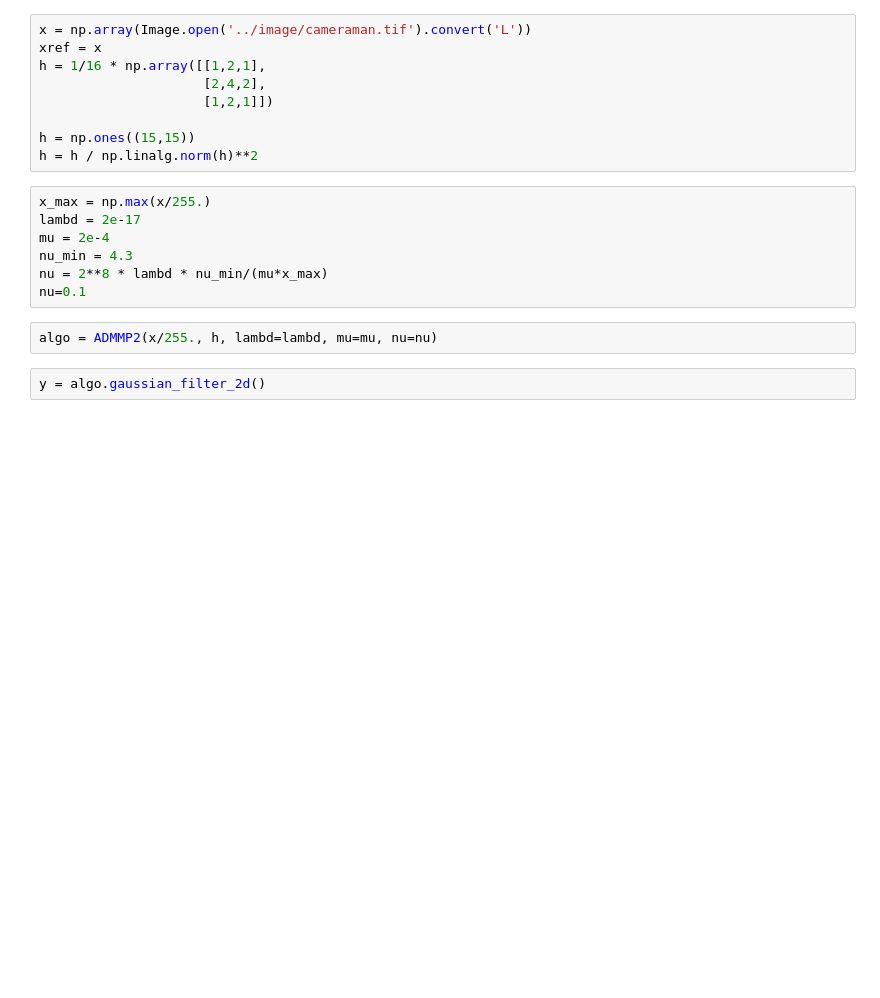
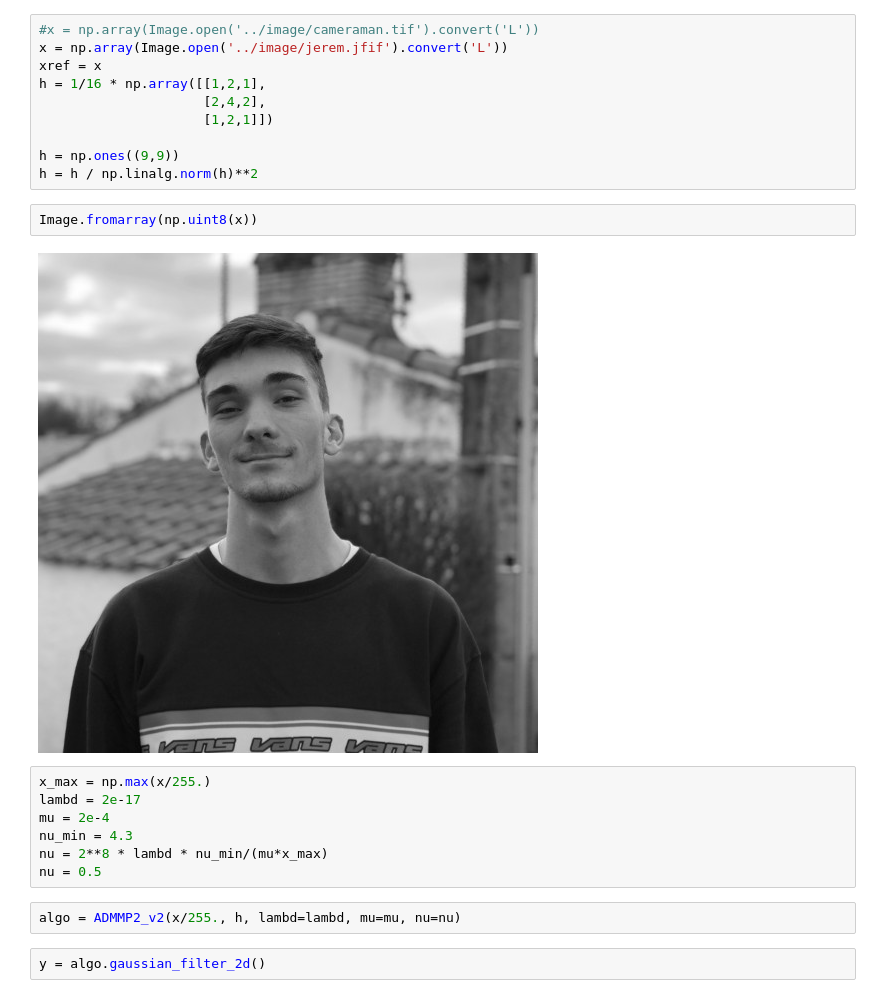
Before and after one commit to VictorCilleros/Image_Restoration_SDI, a Jupyter notebook: src/test.ipynb, the cells around one changed output. Saved outputs shown, nothing was run; the diff lists cells and outputs as text; blank space fills up the shorter version.

```diff
--- a/src/test.ipynb
+++ b/src/test.ipynb
@@ -11,20 +8,25 @@ The autoreload extension is already loaded. To reload it, use:
 # %%
-x = np.array(Image.open('../image/cameraman.tif').convert('L'))
+#x = np.array(Image.open('../image/cameraman.tif').convert('L'))
+x = np.array(Image.open('../image/jerem.jfif').convert('L'))
 xref = x
 h = 1/16 * np.array([[1,2,1],
                      [2,4,2],
                      [1,2,1]])
 
-h = np.ones((15,15))
+h = np.ones((9,9))
 h = h / np.linalg.norm(h)**2
+# %%
+Image.fromarray(np.uint8(x))
+# %% [output]
+[figure, added]
 # %%
 x_max = np.max(x/255.)
 lambd = 2e-17
 mu = 2e-4
 nu_min = 4.3
 nu = 2**8 * lambd * nu_min/(mu*x_max)
-nu=0.1
+nu = 0.5
 # %%
-algo = ADMMP2(x/255., h, lambd=lambd, mu=mu, nu=nu)
+algo = ADMMP2_v2(x/255., h, lambd=lambd, mu=mu, nu=nu)
 # %%
 y = algo.gaussian_filter_2d()
```
Also changed, not shown: parts of 8 cells of this notebook, 2 other files.
